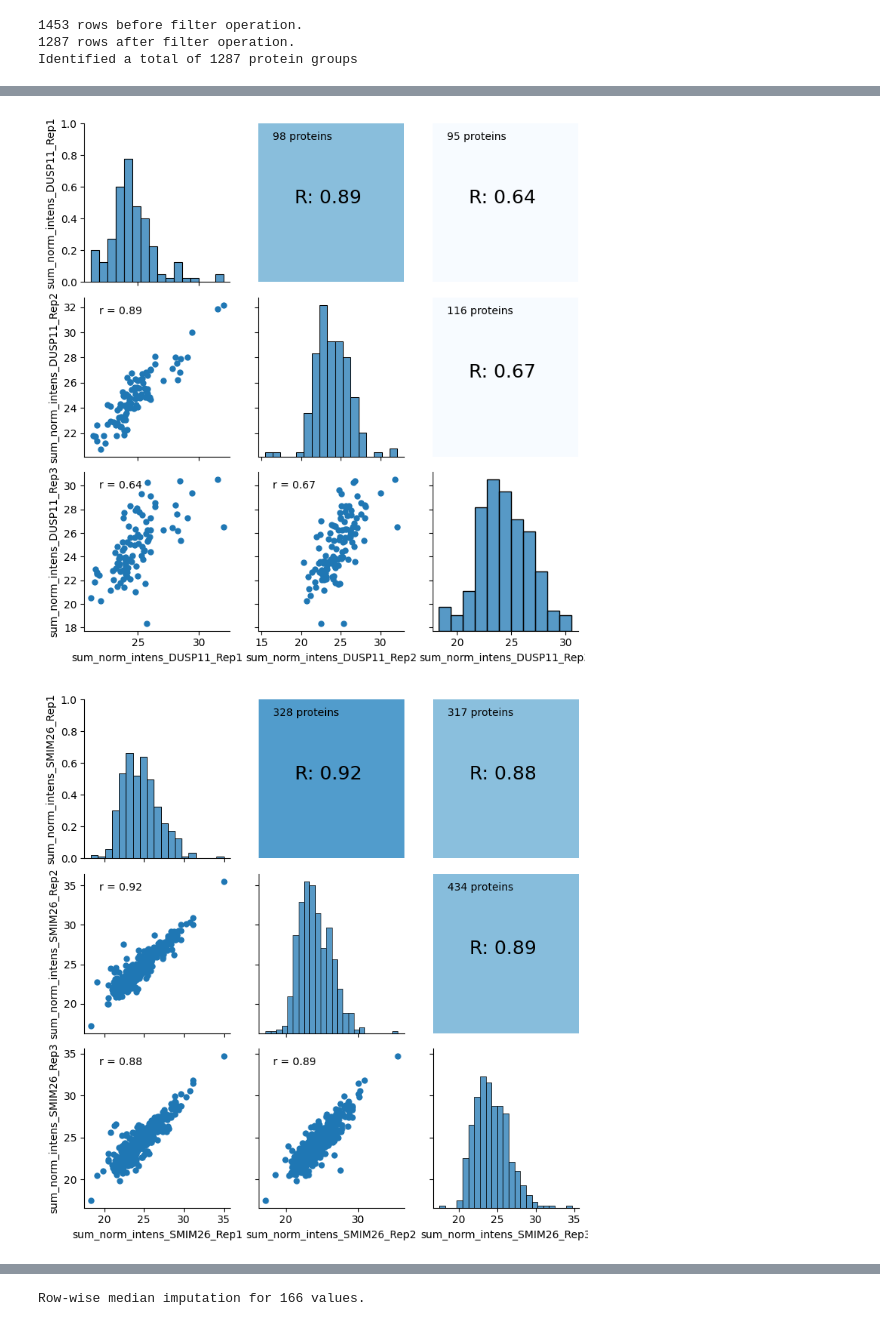
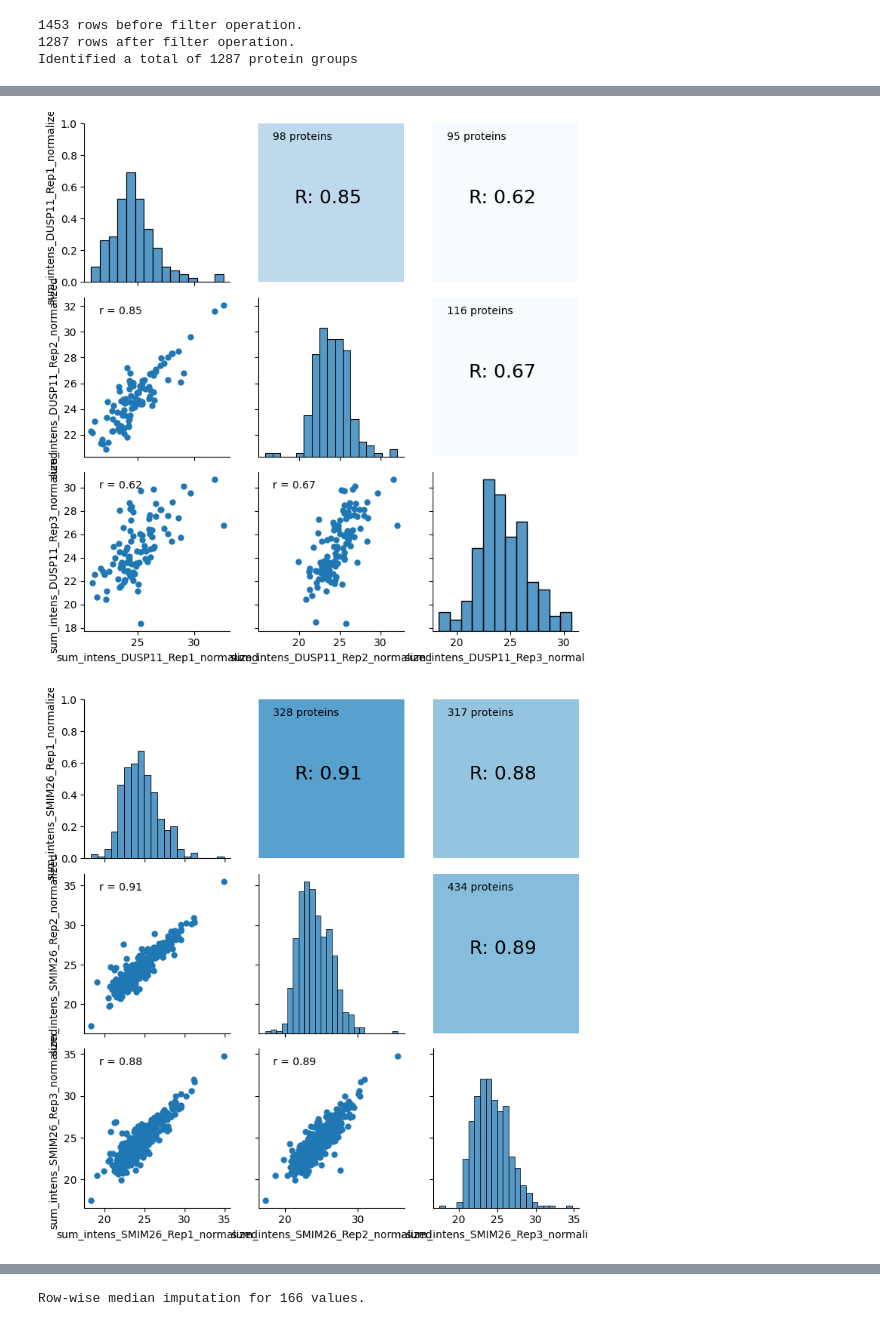
Before and after one commit to aretaon/silencing-mito-genes-analysis, a Jupyter notebook: ZNF703_DUSP11_SMIM26/analysis.ipynb, the cells around one changed output, grey strips where cells are left out. Saved outputs shown, nothing was run; the diff lists cells and outputs as text; code cells hidden in the pictures.

Commit message:
Analysis sent to Silke
Changed vv filter, added Rankprod analysis for ratios and intensties. Shifted VSN normalisation to the summed intensities per experiment.

```diff
--- a/ZNF703_DUSP11_SMIM26/analysis.ipynb
+++ b/ZNF703_DUSP11_SMIM26/analysis.ipynb
@@ -44,2 +50,0 @@ pg[low_injection] *= 14 / 7.5  # 7.5 uL injected vs. 14 uL in the rest
-# %%
-pg, log_intens = pp.log(pg, lfq_intens, return_cols=True)
@@ -74,0 +51,9 @@ grouped_exps[0]
+# %%
+for exp in ["Ctrl", "DUSP11", "SMIM26", "TMEM186", "ZNF703"]:
+    for rep in range(1, 4):
+        sub_df = pg.filter(regex=f"LFQ intensity {exp}_Rep{rep}.*")
+        print("Summing: " + ", ".join(sub_df.columns.tolist()))
+        # sum all slices per replicate
+        pg[f"sum_intens_{exp}_Rep{rep}"] = sub_df.dropna(how="all").apply(
+            np.nansum, axis=1
+        )
@@ -75,6 +76,7 @@ grouped_exps[0]
 # %%
 # per experiment vsn
-for group in grouped_exps:
+for exp in ["Ctrl", "DUSP11", "SMIM26", "TMEM186", "ZNF703"]:
+    group = pg.filter(regex=f"sum_intens_{exp}").columns
     print("Normalizing group: " + ", ".join(group))
     pg = pp.vsn(pg, group, print_r=False)
 # %% [output]
@@ -109,21 +87,0 @@ plt.show()
-# %%
-# Sum VSN intensities for experiments
-def sum_of_logs(array):
-    values = np.exp(array)
-    sum_of_values = np.nansum(values)
-    return np.log(sum_of_values)
-
-
-for exp in ["Ctrl", "DUSP11", "SMIM26", "TMEM186", "ZNF703"]:
-    for rep in range(1, 4):
-        sub_df = pg.filter(regex=f"LFQ\.intensity\.{exp}_Rep{rep}.*")
-        # sum all slices per replicate
-        pg[f"sum_norm_intens_{exp}_Rep{rep}"] = sub_df.dropna(how="all").apply(
-            sum_of_logs, axis=1
-        )
-
-    # # normalize between biological replicates by summed intensity
-    # cols = pg.filter(regex=f"sum_norm_intens_{exp}_Rep\d*").columns.tolist()
-    # mean_intens = pg[cols].sum(axis=0).mean()
-    # # normalize to mean intens
-    # pg[cols] *= mean_intens / pg[cols].sum(axis=0)
@@ -145,7 +102,8 @@ plt.show()
 # %%
 for exp in ["DUSP11", "SMIM26", "TMEM186", "ZNF703"]:
-    cols = pg.filter(regex=f"sum_norm_intens_{exp}_Rep\d").columns.tolist()
+    cols = pg.filter(regex=f"sum_intens_{exp}_Rep\d_normalized").columns.tolist()
     vis.correlogram(pg, cols)
+    plt.savefig(f"PR100_correlogram_3reps_{exp}.pdf", dpi=300)
 # %% [output]
-[figure, old version]
+[figure, new version]
-[figure, old version]
+[figure, new version]
```
Also changed, not shown: parts of 29 cells of this notebook, 14 other files.
